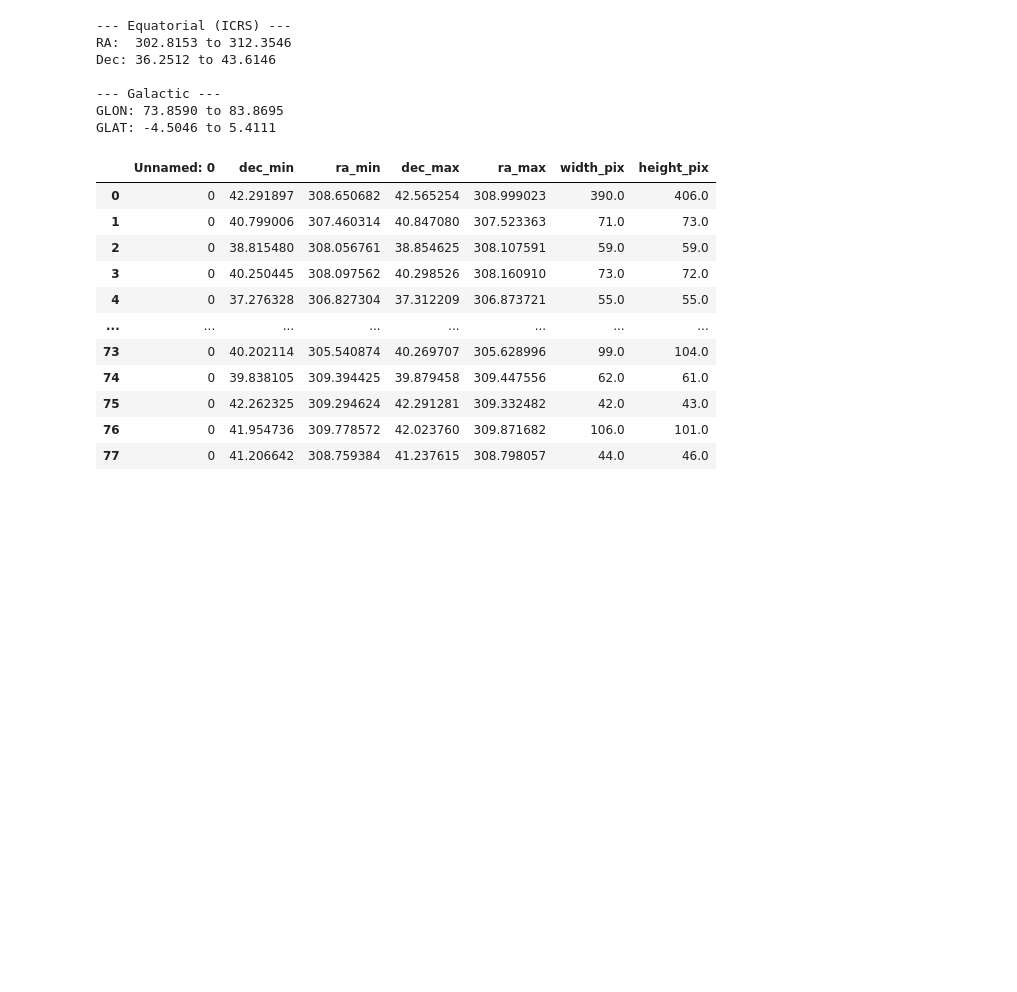
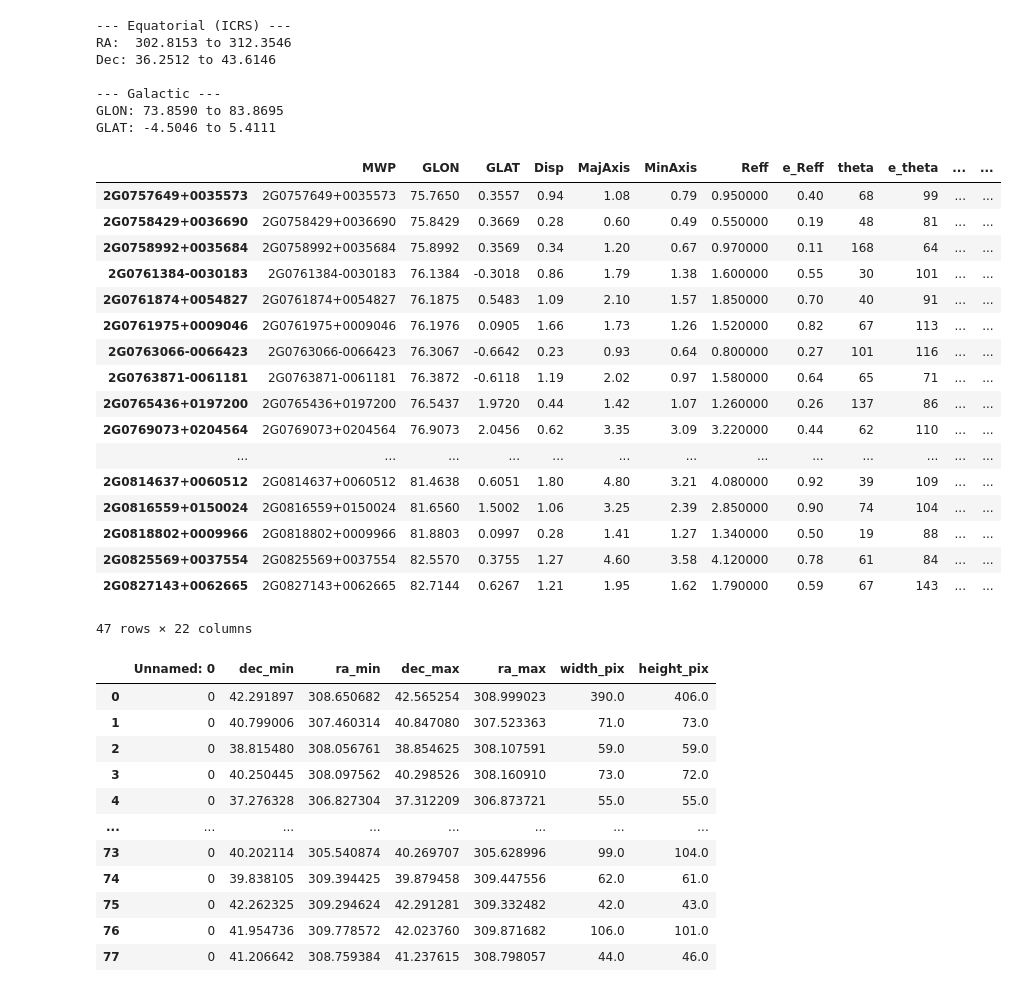
Before and after one commit to yudai-22/Cygnus-X_CAE, a Jupyter notebook: make_figure/cygnus_NRO_spitzer_contour.ipynb, the cells around one changed output. Cells and saved outputs as stored; diff of their text form; code cells hidden in the pictures; blank space fills up the shorter version.

```diff
--- a/make_figure/cygnus_NRO_spitzer_contour.ipynb
+++ b/make_figure/cygnus_NRO_spitzer_contour.ipynb
@@ -77,6 +106,27 @@ GLAT: -4.5046 to 5.4111
 # %%
 MWP_cygnus = MWP.loc[(Spitzer_Glon_Min <= MWP["GLON"]) & (MWP["GLON"] <= Spitzer_Glon_Max)]
 MWP_cygnus = MWP_cygnus.loc[(Spitzer_Glat_Min <= MWP["GLAT"]) & (MWP["GLAT"] <= Spitzer_Glat_Max)]
+# %%
+MWP_cygnus
+# %% [output]
+|  | MWP | GLON | GLAT | Disp | MajAxis | MinAxis | Reff | e_Reff | theta | e_theta | ... | ... |
+| 2G0757649+0035573 | 2G0757649+0035573 | 75.7650 | 0.3557 | 0.94 | 1.08 | 0.79 | 0.950000 | 0.40 | 68 | 99 | ... | ... |
+| 2G0758429+0036690 | 2G0758429+0036690 | 75.8429 | 0.3669 | 0.28 | 0.60 | 0.49 | 0.550000 | 0.19 | 48 | 81 | ... | ... |
+| 2G0758992+0035684 | 2G0758992+0035684 | 75.8992 | 0.3569 | 0.34 | 1.20 | 0.67 | 0.970000 | 0.11 | 168 | 64 | ... | ... |
+| 2G0761384-0030183 | 2G0761384-0030183 | 76.1384 | -0.3018 | 0.86 | 1.79 | 1.38 | 1.600000 | 0.55 | 30 | 101 | ... | ... |
+| 2G0761874+0054827 | 2G0761874+0054827 | 76.1875 | 0.5483 | 1.09 | 2.10 | 1.57 | 1.850000 | 0.70 | 40 | 91 | ... | ... |
+| 2G0761975+0009046 | 2G0761975+0009046 | 76.1976 | 0.0905 | 1.66 | 1.73 | 1.26 | 1.520000 | 0.82 | 67 | 113 | ... | ... |
+| 2G0763066-0066423 | 2G0763066-0066423 | 76.3067 | -0.6642 | 0.23 | 0.93 | 0.64 | 0.800000 | 0.27 | 101 | 116 | ... | ... |
+| 2G0763871-0061181 | 2G0763871-0061181 | 76.3872 | -0.6118 | 1.19 | 2.02 | 0.97 | 1.580000 | 0.64 | 65 | 71 | ... | ... |
+| 2G0765436+0197200 | 2G0765436+0197200 | 76.5437 | 1.9720 | 0.44 | 1.42 | 1.07 | 1.260000 | 0.26 | 137 | 86 | ... | ... |
+| 2G0769073+0204564 | 2G0769073+0204564 | 76.9073 | 2.0456 | 0.62 | 3.35 | 3.09 | 3.220000 | 0.44 | 62 | 110 | ... | ... |
+| ... | ... | ... | ... | ... | ... | ... | ... | ... | ... | ... | ... | ... |
+| 2G0814637+0060512 | 2G0814637+0060512 | 81.4638 | 0.6051 | 1.80 | 4.80 | 3.21 | 4.080000 | 0.92 | 39 | 109 | ... | ... |
+| 2G0816559+0150024 | 2G0816559+0150024 | 81.6560 | 1.5002 | 1.06 | 3.25 | 2.39 | 2.850000 | 0.90 | 74 | 104 | ... | ... |
+| 2G0818802+0009966 | 2G0818802+0009966 | 81.8803 | 0.0997 | 0.28 | 1.41 | 1.27 | 1.340000 | 0.50 | 19 | 88 | ... | ... |
+| 2G0825569+0037554 | 2G0825569+0037554 | 82.5570 | 0.3755 | 1.27 | 4.60 | 3.58 | 4.120000 | 0.78 | 61 | 84 | ... | ... |
+| 2G0827143+0062665 | 2G0827143+0062665 | 82.7144 | 0.6267 | 1.21 | 1.95 | 1.62 | 1.790000 | 0.59 | 67 | 143 | ... | ... |
+47 rows × 22 columns
 # %%
 catalogue_data
 # %% [output]
```
Also changed, not shown: parts of 3 cells of this notebook, 16 other files.
